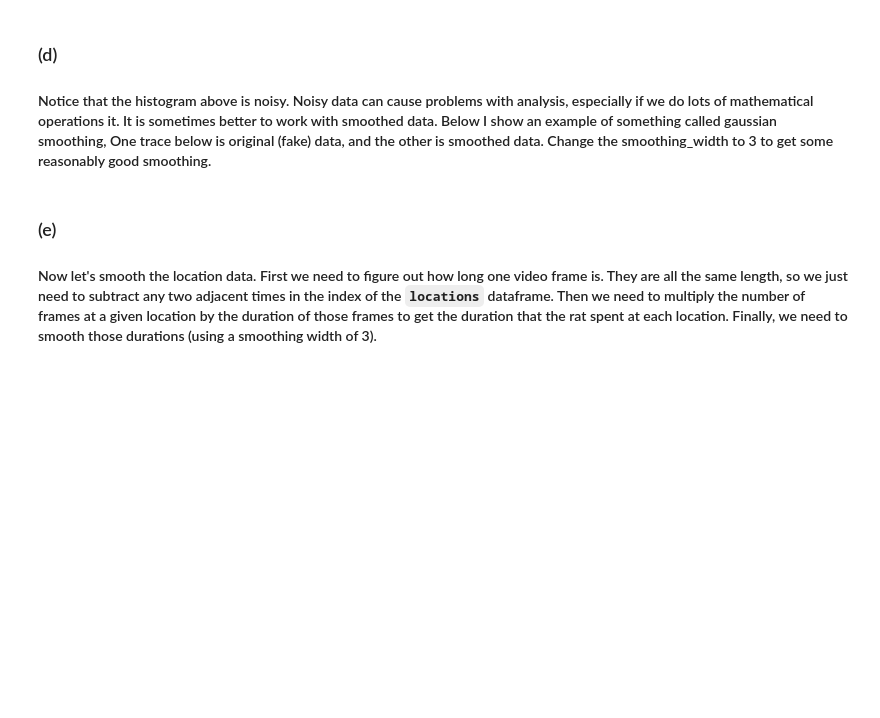
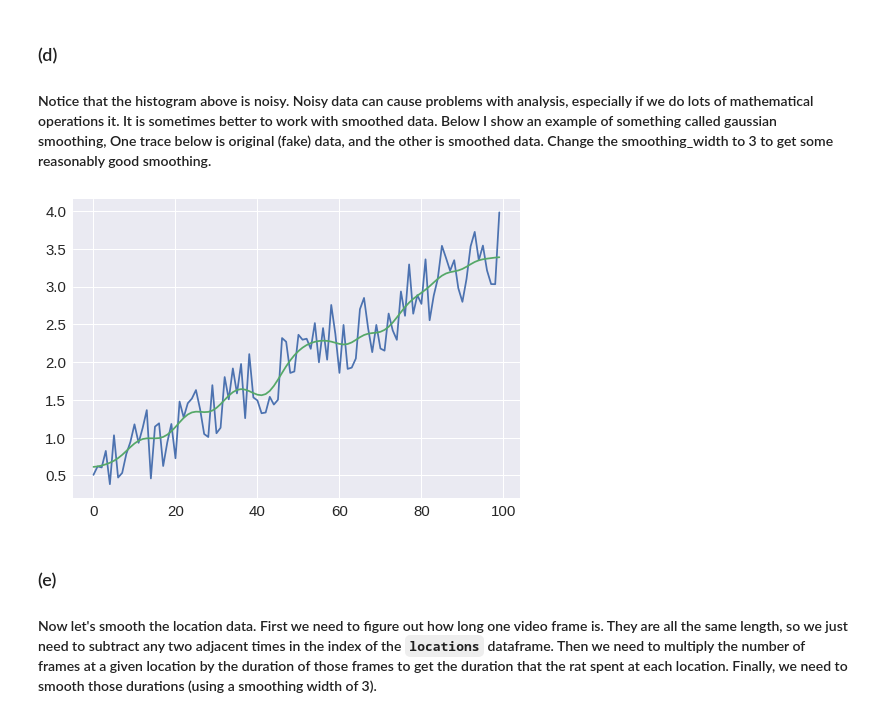
Before and after one commit to jatchison13/neuro-data-analysis-course, a Jupyter notebook: Blake_neural_coding_exercises_213.ipynb, the cells around one changed output. Cells and saved outputs as stored; diff of their text form; code cells hidden in the pictures; blank space fills up the shorter version.

```diff
--- a/Blake_neural_coding_exercises_213.ipynb
+++ b/Blake_neural_coding_exercises_213.ipynb
@@ -102,10 +104,12 @@ bin_centers = bin_centers.round(3)
 # %%
 from scipy.ndimage.filters import gaussian_filter
 noisy = np.linspace(0,3,100) + np.random.rand(100)
-smoothing_width = ...
+smoothing_width = 3
 smooth = gaussian_filter(noisy, smoothing_width)
 plt.plot(noisy) # The blue trace
 plt.plot(smooth); # The orange trace
+# %% [output]
+[figure, added]
 # %% [markdown]
 ### (e)
 #### Now let's smooth the location data.  First we need to figure out how long one video frame is.  They are all the same length, so we just need to subtract any two adjacent times in the index of the `locations` dataframe.  Then we need to multiply the number of frames at a given location by the duration of those frames to get the duration that the rat spent at each location.  Finally, we need to smooth those durations (using a smoothing width of 3).
```
Also changed, not shown: parts of 6 cells of this notebook.
